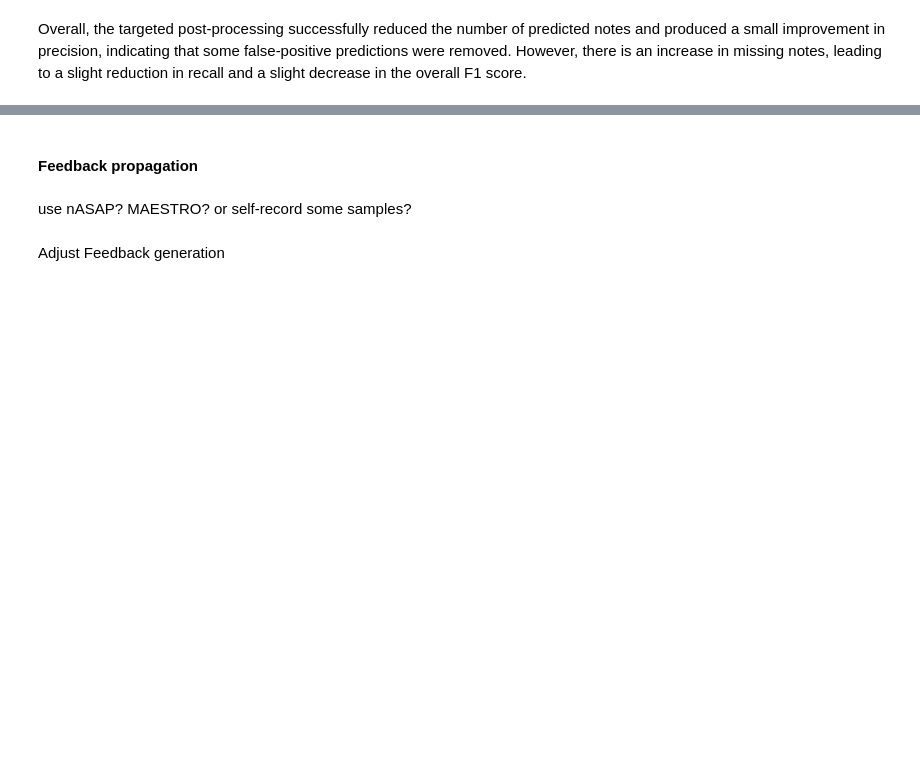
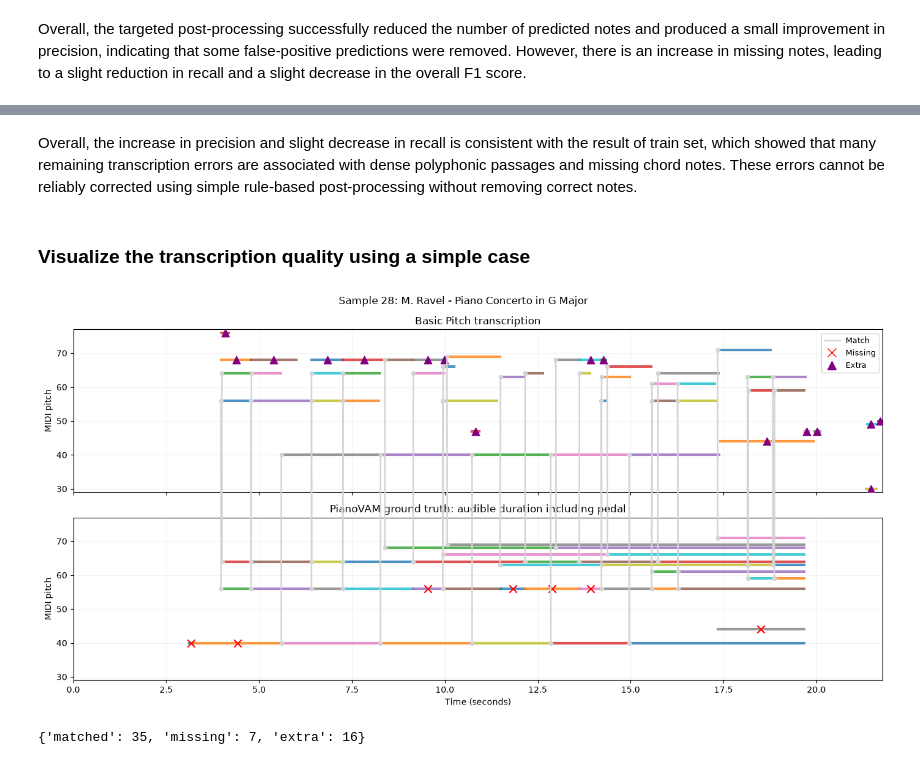
Before and after one commit to lambda-feedback/compareMusic, a Jupyter notebook: notebooks/Phase2_summary.ipynb, the cells around one changed output, grey strips where cells are left out. Cells and saved outputs as stored; diff of their text form; code cells hidden in the pictures; blank space fills up the shorter version.

```diff
--- a/notebooks/Phase2_summary.ipynb
+++ b/notebooks/Phase2_summary.ipynb
@@ -487,6 +587,34 @@ Overall, the targeted post-processing successfully reduced the number of predict
+# %% [markdown]
+Overall, the increase in precision and slight decrease in recall is consistent with the result of train set, which showed that many remaining transcription errors are associated with dense polyphonic passages and missing chord notes. These errors cannot be reliably corrected using simple rule-based post-processing without removing correct notes.
 # %% [markdown]
-#### Feedback propagation
+### Visualize the transcription quality using a simple case
-# %% [markdown]
-use nASAP? MAESTRO? or self-record some samples?
-# %% [markdown]
-Adjust Feedback generation
+# %%
+sample_id = "28"
+sample = metadata_df[metadata_df["sample_id"].astype(str) == sample_id].iloc[0]
+
+paths = get_sample_paths(sample, AUDIO_DIR, MIDI_DIR, TSV_DIR)
+
+reference_notes = load_ground_truth_notes(paths["tsv"])
+
+if sample_id in tuned_predictions:
+    predicted_notes = tuned_predictions[sample_id]
+else:
+    predicted_notes, _, _ = transcribe_audio(
+        paths["audio"],
+        basic_pitch_model,
+        **TUNED_CONFIG,
+    )
+
+predicted_notes = postprocess_predictions(predicted_notes)
+
+alignment_summary = plot_transcription_alignment(
+    reference_notes,
+    predicted_notes,
+    title="Sample 28: M. Ravel - Piano Concerto in G Major",
+    offset_ratio=None,
+)
+
+alignment_summary
+# %% [output]
+[figure, added]
+{'matched': 35, 'missing': 7, 'extra': 16}
```
Also changed, not shown: parts of 43 cells of this notebook.
